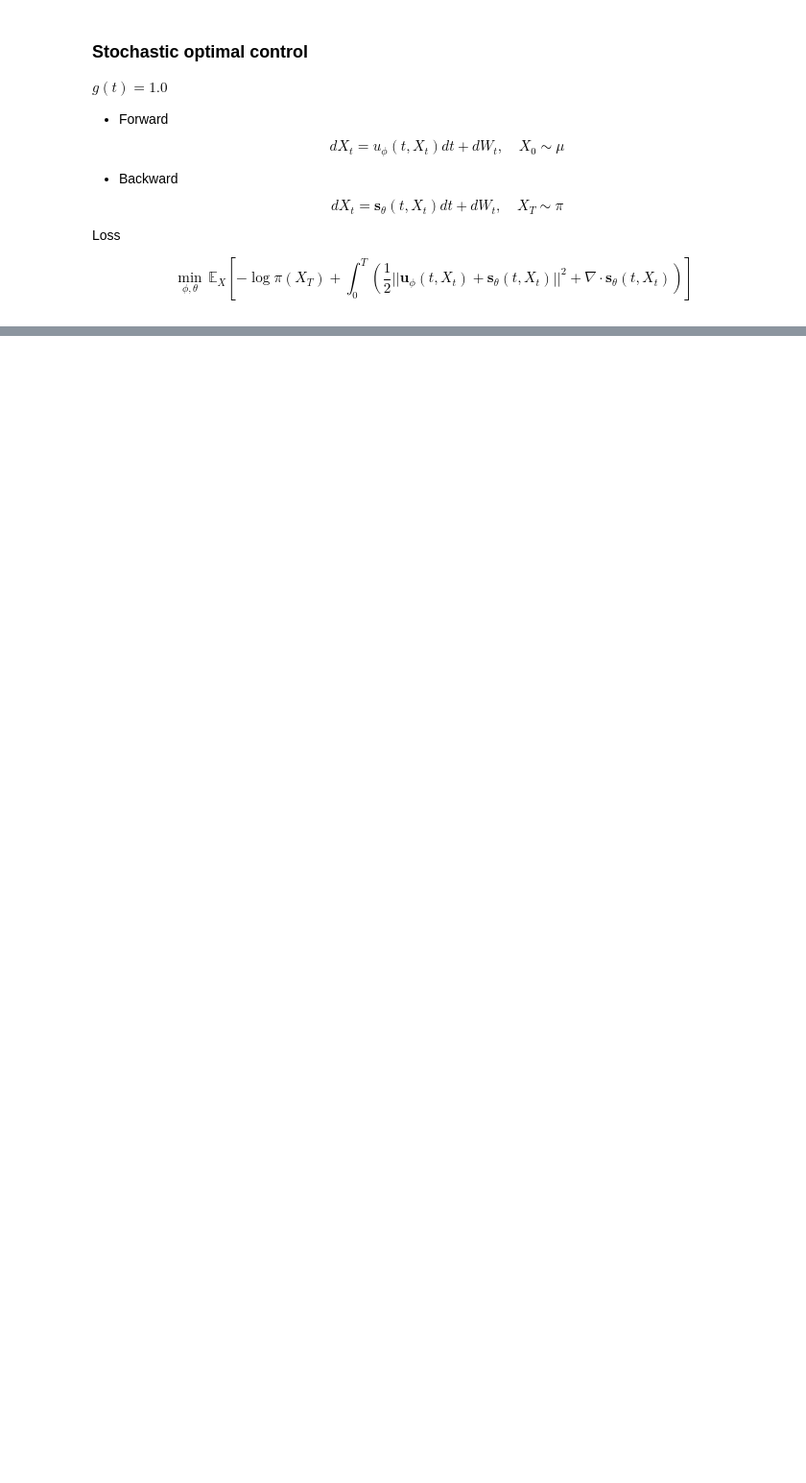
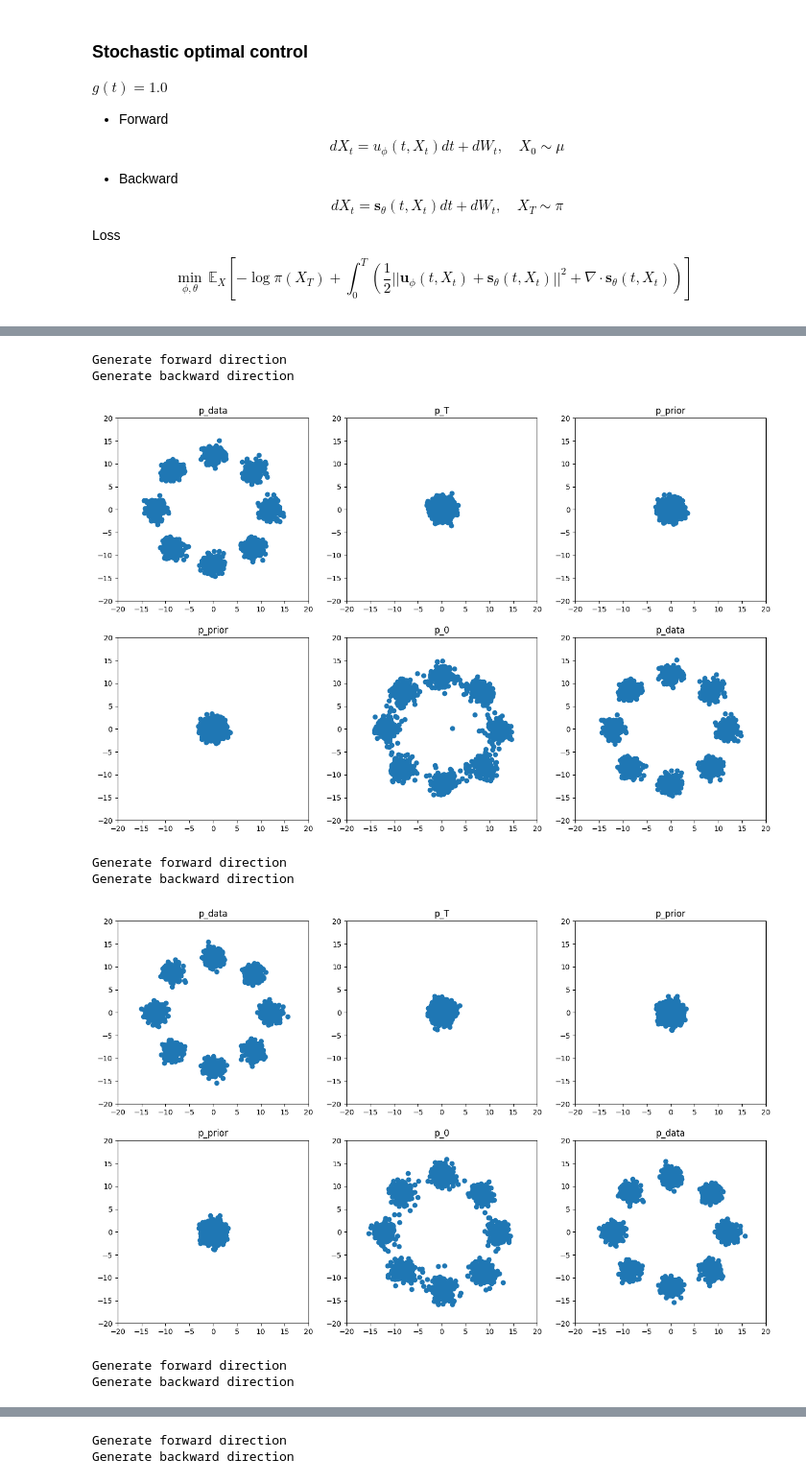
Before and after one commit to reppy4620/sbsde, a Jupyter notebook: exp/share/main10.ipynb, the cells around one changed output, grey strips where cells are left out. Shown at 96% size. Cells and saved outputs as stored; diff of their text form; code cells hidden in the pictures; blank space fills up the shorter version.

```diff
--- a/exp/share/main10.ipynb
+++ b/exp/share/main10.ipynb
@@ -431,0 +432,67 @@ Generate backward direction
+# %%
+# @title
+
+
+class SOC(Policy):
+    beta_min = 0.1
+    beta_max = 20
+
+    def beta_t(self, t):
+        return self.beta_min + (self.beta_max - self.beta_min) * t
+
+    def f(self, t, x):
+        t = t.squeeze()
+        if t.dim() == 0:
+            t = t.repeat(x.shape[0])
+        beta_t = self.beta_t(t)[:, None]
+        return -0.5 * beta_t * x
+
+    def g(self, t):
+        return torch.sqrt(self.beta_t(t))
+
+    def forward_step(self, t, x, is_train=False):
+        u = torch.zeros_like(x)
+        dX = self.f(t, x) * self.dt + self.g(t) * torch.randn_like(x) * np.sqrt(self.dt)
+        return (x + dX, u) if is_train else x + dX
+
+    def backward_step(self, t, x):
+        s = self.s_theta(t, x)
+        drift = self.f(t, x) - self.g(t) ** 2 * s
+        diffusion = self.g(t)
+        dX = drift * self.dt + diffusion * torch.randn_like(x) * np.sqrt(self.dt)
+        return x - dX
+
+    def compute_loss(self):
+        x, u, x_term = self.sample_traj()
+        x.requires_grad = True
+        t = self.ts.repeat(batch_size)
+        x = flatten_dim01(x)
+        u = flatten_dim01(u)
+        s = self.s_theta(t, x)
+
+        g_sq = self.g(t).pow(2)[:, None]
+        integrand = 0.5 * g_sq * s.pow(2) + g_sq * compute_div(s, x)
+        E_integrand = integrand.reshape(
+            x_term.shape[0], self.interval, x_term.shape[-1]
+        ).mean(dim=0)
+        loss_prior = -self.p_prior.log_prob(x_term).mean()
+        loss_running = (E_integrand * self.dt).sum()
+        loss = loss_running
+        output_dict = dict(
+            prior=loss_prior.item(),
+            running=loss_running.item(),
+        )
+        return loss, output_dict
+
+
+p_prior_single = MixMultiVariateNormal(batch_size, radius=0, num=1, device=device)
+SOC(p_data, p_prior_single, device).train(num_iter)
+# %% [output]
+Generate forward direction
+Generate backward direction
+[figure, added]
+Generate forward direction
+Generate backward direction
+[figure, added]
+Generate forward direction
+Generate backward direction
@@ -431,0 +500,2 @@ Generate backward direction
+Generate forward direction
+Generate backward direction
```
Also changed, not shown: parts of 8 cells of this notebook.
